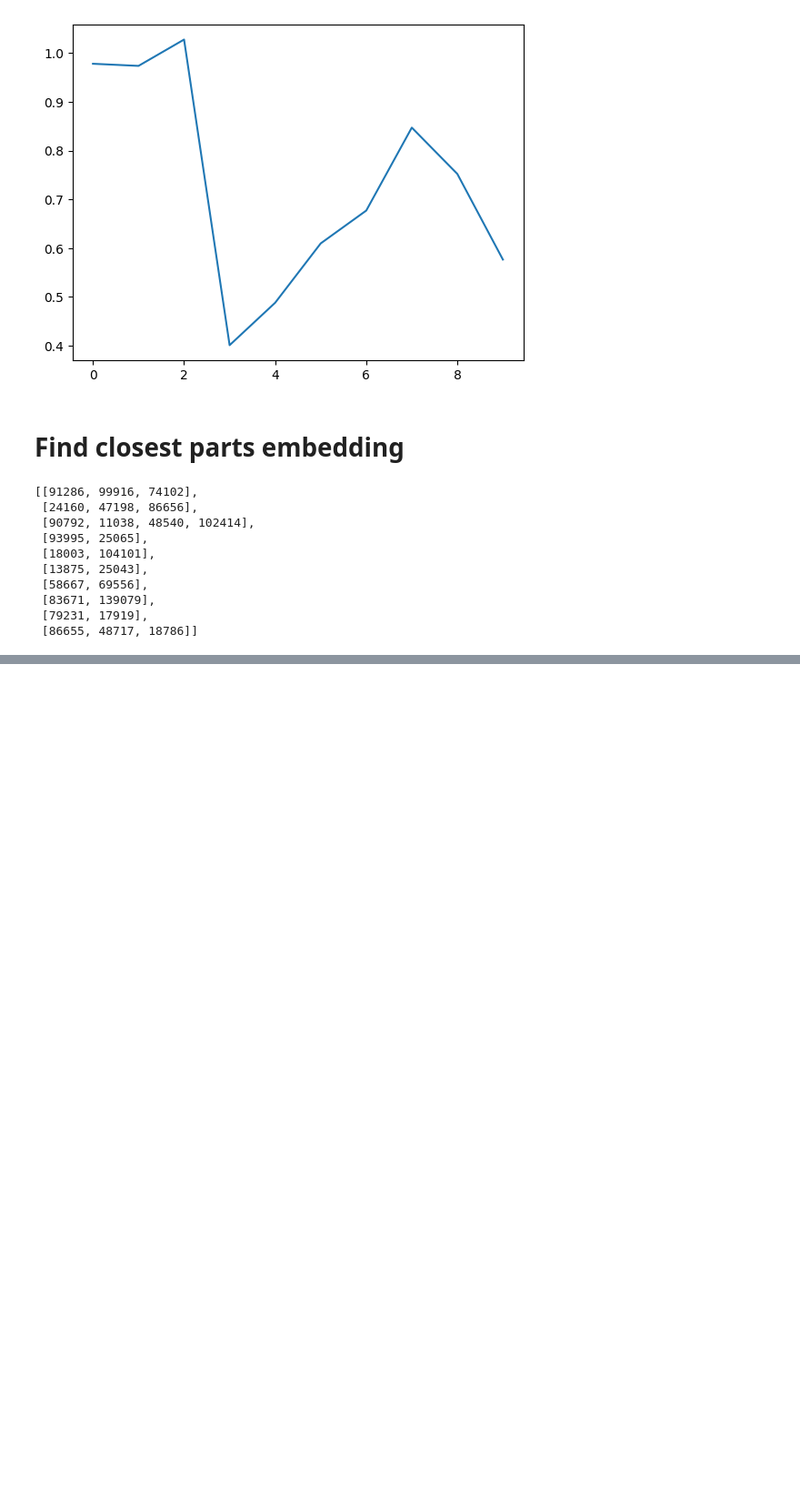
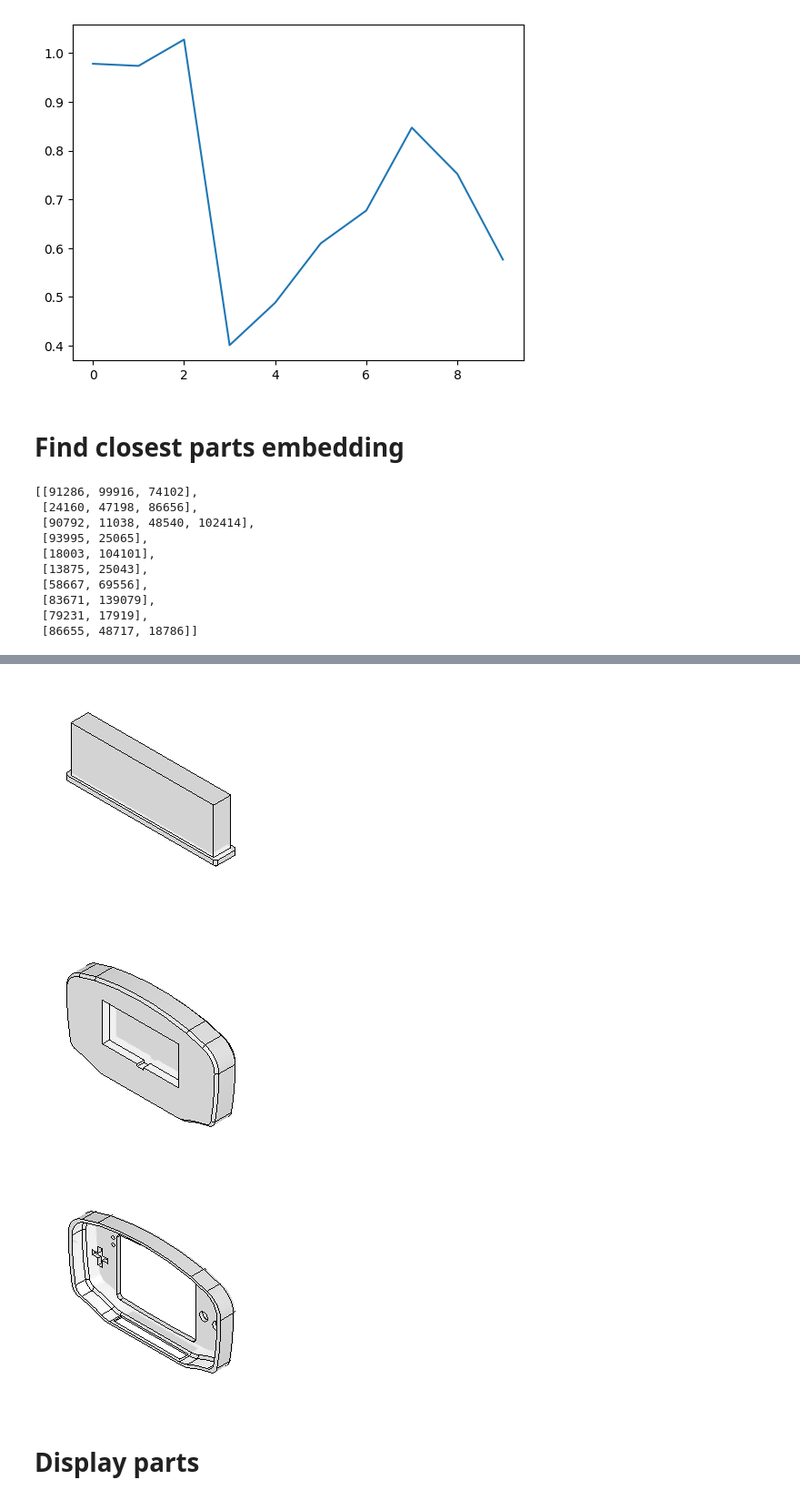
Before and after one commit to gymbeijing/mechanism-identification-public, a Jupyter notebook: search_parts.ipynb, the cells around one changed output, grey strips where cells are left out. Shown at 91% size. Saved outputs shown, nothing was run; the diff lists cells and outputs as text; code cells hidden in the pictures; blank space fills up the shorter version.

Commit message:
Added display in grid

```diff
--- a/search_parts.ipynb
+++ b/search_parts.ipynb
@@ -84 +94,11 @@ for i, seq in tqdm(enumerate(rec_seq[:10, :, :])):
+# %%
+all_ori_closest_emb_list = []
+for i, seq in tqdm(enumerate(ori_seq[:10, :, :])):
+    closest_emb_list = []
+    for j, rec_emb in enumerate(seq):
+        if all_ori_norm_list[i][j] < eps:
+            break
+        closest_emb_idx = find_closest(rec_emb)
+        closest_emb_list.append(closest_emb_idx)
+    all_ori_closest_emb_list.append(closest_emb_list)
 # %%
@@ -106,0 +139,12 @@ for img_idx in all_closest_emb_list[9]:
+# %%
+vid = "03"
+for img_idx in all_ori_closest_emb_list[8]:
+    img_path = f'./raw_data/{vid}/{all_md[img_idx]}_00{vid}.png'
+    img = Image.open(img_path)
+    img.show()
+# %% [output]
+[figure, added]
+[figure, added]
+[figure, added]
+# %% [markdown]
+# Display parts
```
Also changed, not shown: parts of 19 cells of this notebook.
